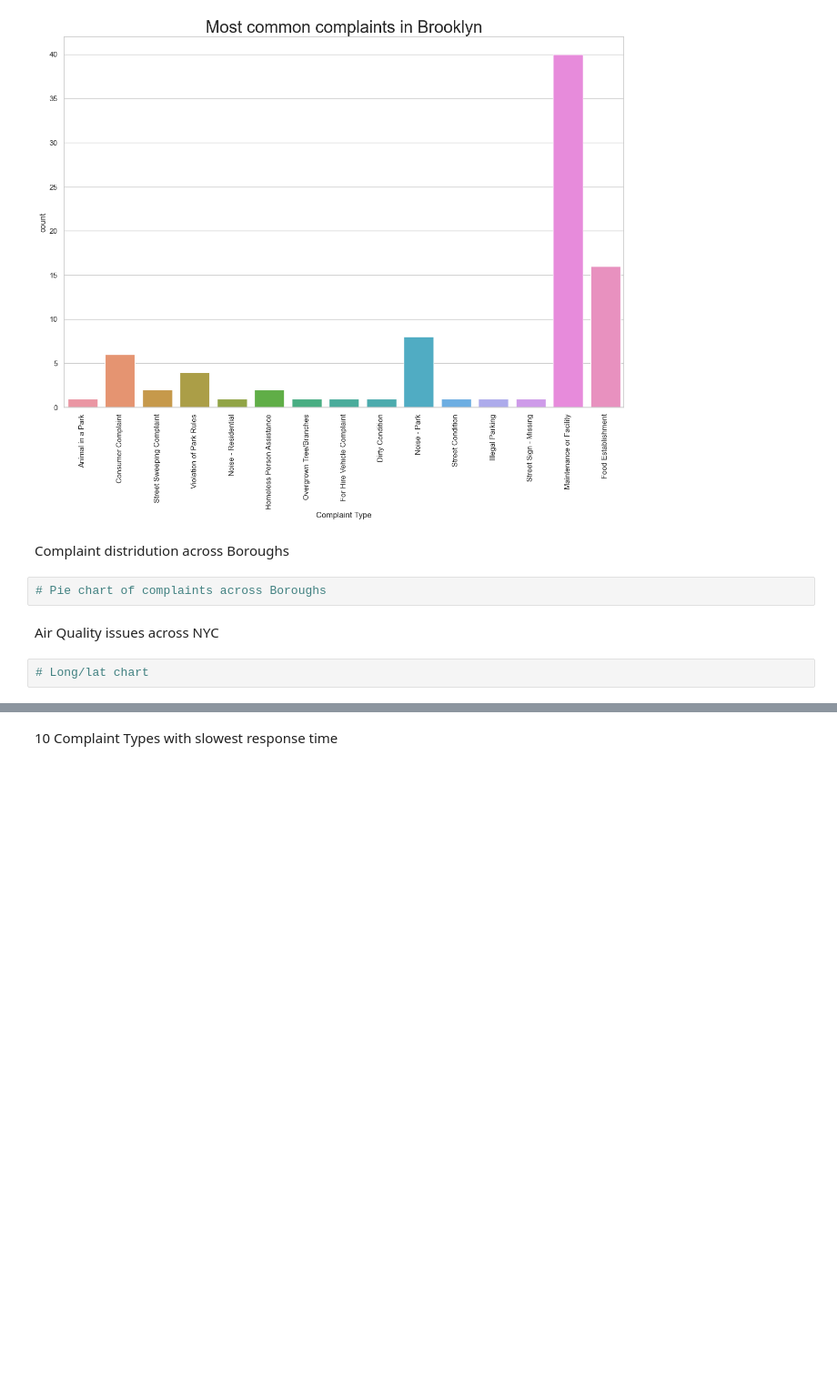
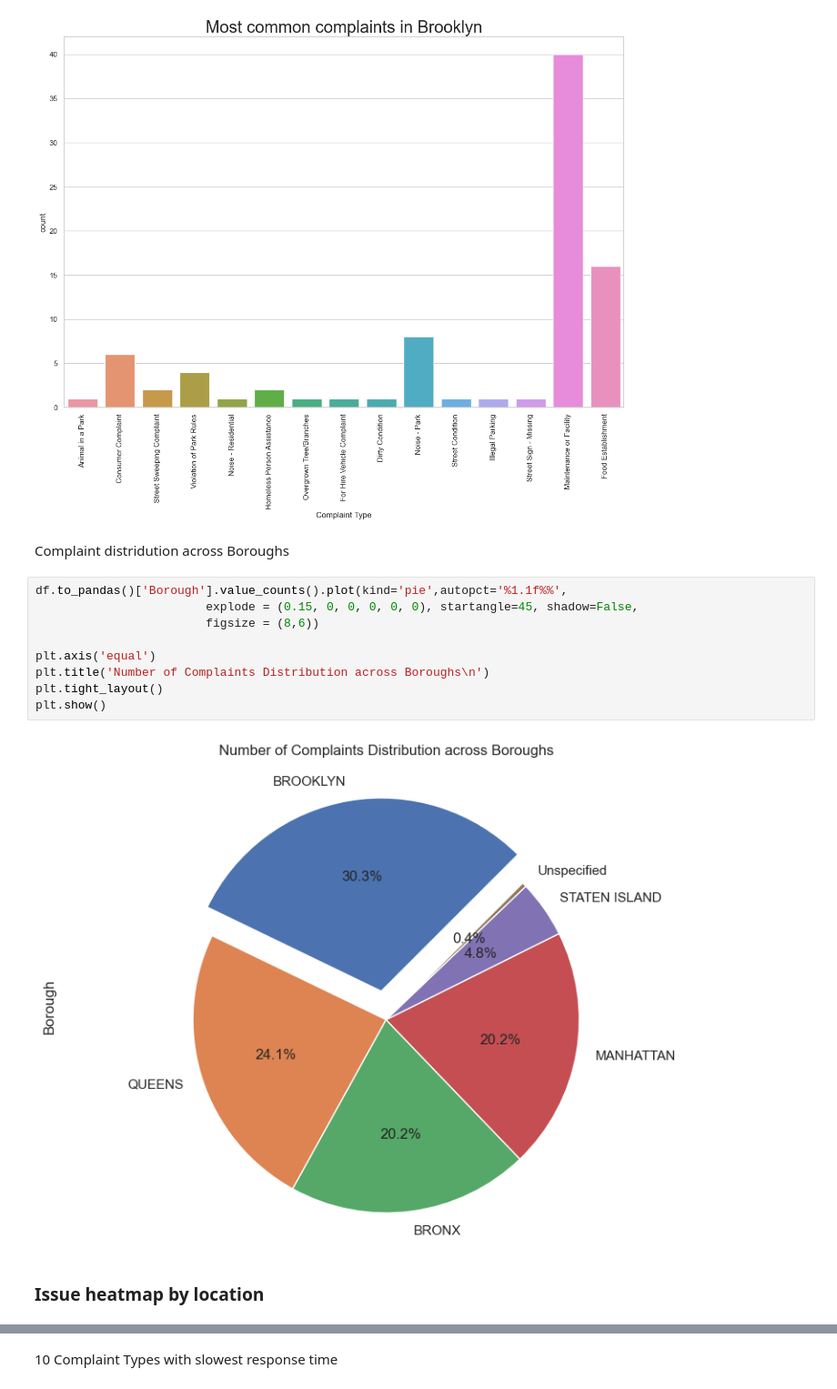
Before and after one commit to anhdang000/ServiceRequestsAnalysis, a Jupyter notebook: analysis.ipynb, the cells around one changed output, grey strips where cells are left out. Shown at 91% size. Drawn from its saved outputs; the diff is of its cells as text; blank space fills up the shorter version.

```diff
--- a/analysis.ipynb
+++ b/analysis.ipynb
@@ -71,9 +80,16 @@ plt.show()
 [figure]
 # %% [markdown]
 Complaint distridution across Boroughs
-# %%
-# Pie chart of complaints across Boroughs
-# %% [markdown]
-Air Quality issues across NYC
-# %%
-# Long/lat chart
+# %%
+df.to_pandas()['Borough'].value_counts().plot(kind='pie',autopct='%1.1f%%',
+                        explode = (0.15, 0, 0, 0, 0, 0), startangle=45, shadow=False,
+                        figsize = (8,6))
+
+plt.axis('equal')
+plt.title('Number of Complaints Distribution across Boroughs\n')
+plt.tight_layout()
+plt.show()
+# %% [output]
+[figure, added]
+# %% [markdown]
+### Issue heatmap by location
```
Also changed, not shown: parts of 27 cells of this notebook, 1 other file.
